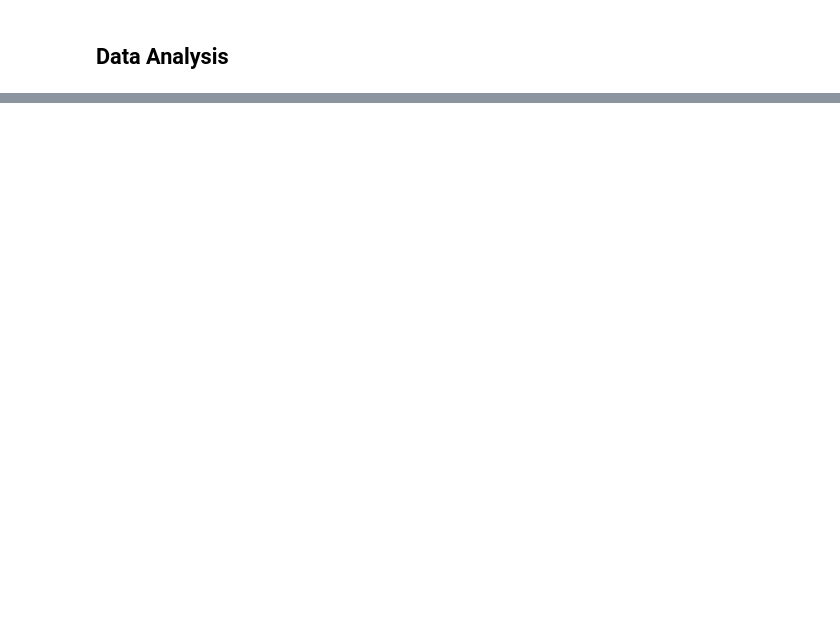
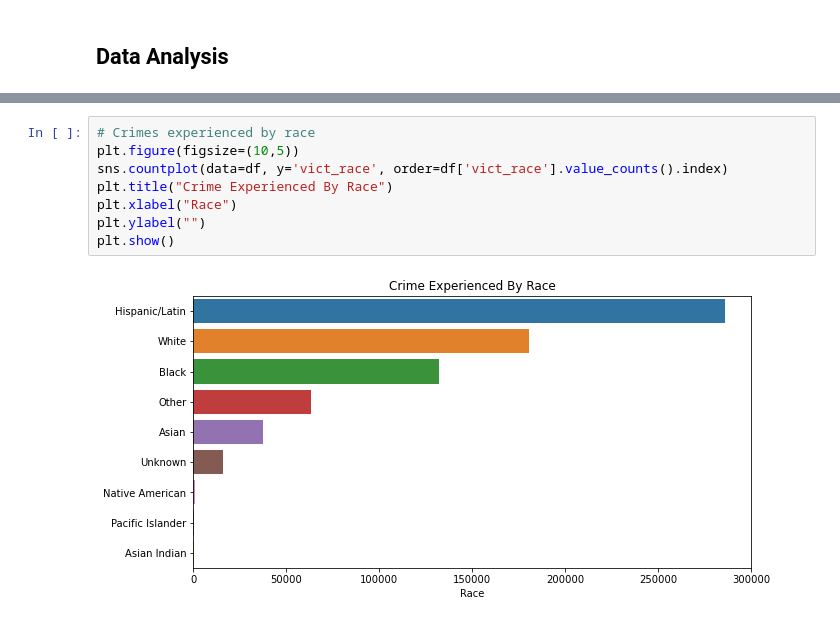
Before and after one commit to CarlosCapili/Data-Analysis-Portfolio, a Jupyter notebook: Python Analysis Projects/Los Angeles Crime/LA_Crime.ipynb, the cells around one changed output, grey strips where cells are left out. Saved outputs shown, nothing was run; the diff lists cells and outputs as text; blank space fills up the shorter version.

```diff
--- a/Python Analysis Projects/Los Angeles Crime/LA_Crime.ipynb
+++ b/Python Analysis Projects/Los Angeles Crime/LA_Crime.ipynb
@@ -880,0 +693,10 @@ Name: area_name, dtype: float64
+# %%
+# Crimes experienced by race
+plt.figure(figsize=(10,5))
+sns.countplot(data=df, y='vict_race', order=df['vict_race'].value_counts().index)
+plt.title("Crime Experienced By Race")
+plt.xlabel("Race")
+plt.ylabel("")
+plt.show()
+# %% [output]
+[figure, added]
```
Also changed, not shown: parts of 123 cells of this notebook, 3 other files.
